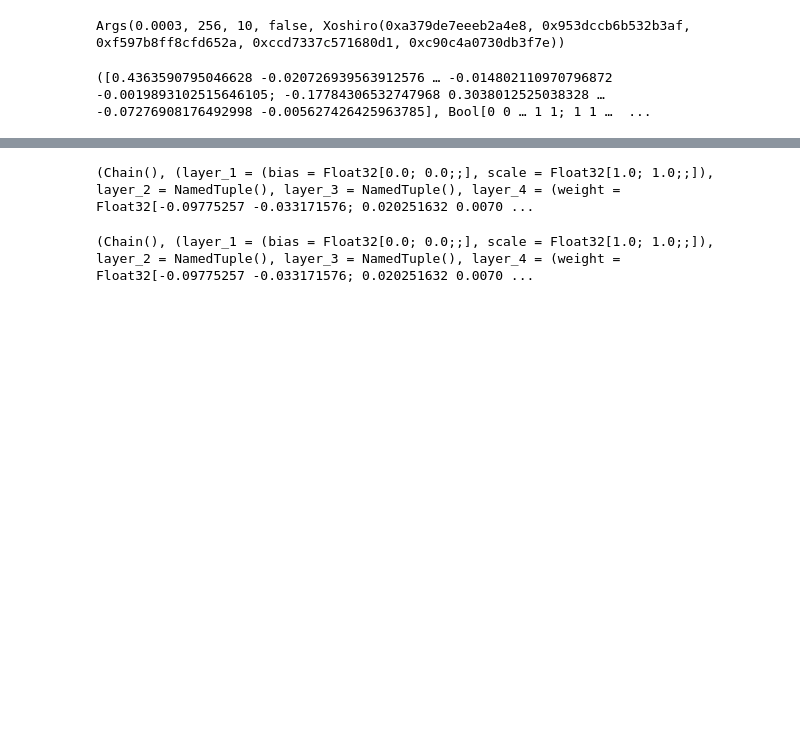
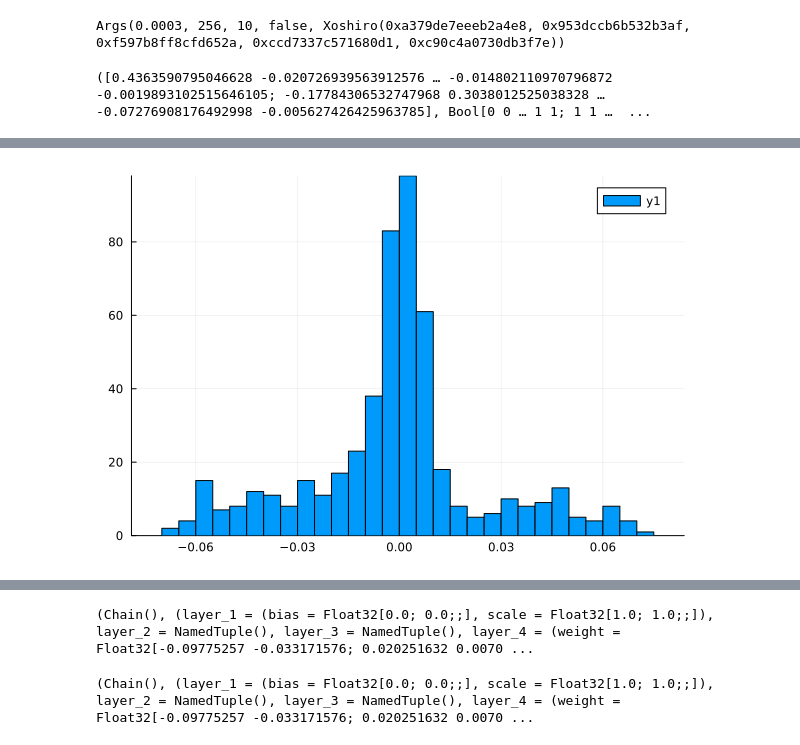
Before and after one commit to wilkieolin/PhasorNetworks.jl, a Jupyter notebook: demos/network.ipynb, the cells around one changed output, grey strips where cells are left out. Drawn from its saved outputs; the diff is of its cells as text; code cells hidden in the pictures; blank space fills up the shorter version.

```diff
--- a/demos/network.ipynb
+++ b/demos/network.ipynb
@@ -136,3 +103,5 @@ train_loader, test_loader = getdata(args)
 x, y = first(train_loader)
 # %% [output]
 ([0.4363590795046628 -0.020726939563912576 … -0.014802110970796872 -0.0019893102515646105; -0.17784306532747968 0.3038012525038328 … -0.07276908176492998 -0.005627426425963785], Bool[0 0 … 1 1; 1 1 …  ...
+# %%
+model, ps, st = build_mlp_f32(args)
@@ -138,0 +110,2 @@ x, y = first(train_loader)
+# %%
+spk_model, _, _ = build_spiking_mlp_f32(args, spk_args)
@@ -138,0 +118,2 @@ x, y = first(train_loader)
+# %%
+y_spk, _ = spk_model(x, ps, st)
@@ -138,0 +129,2 @@ x, y = first(train_loader)
+# %%
+p_spk = train_to_phase(y_spk);
@@ -138,0 +143,4 @@ x, y = first(train_loader)
+# %%
+histogram(vec(p_spk[6,:,:]))
+# %% [output]
+[figure, added]
```
Also changed, not shown: parts of 39 cells of this notebook, 2 other files.
